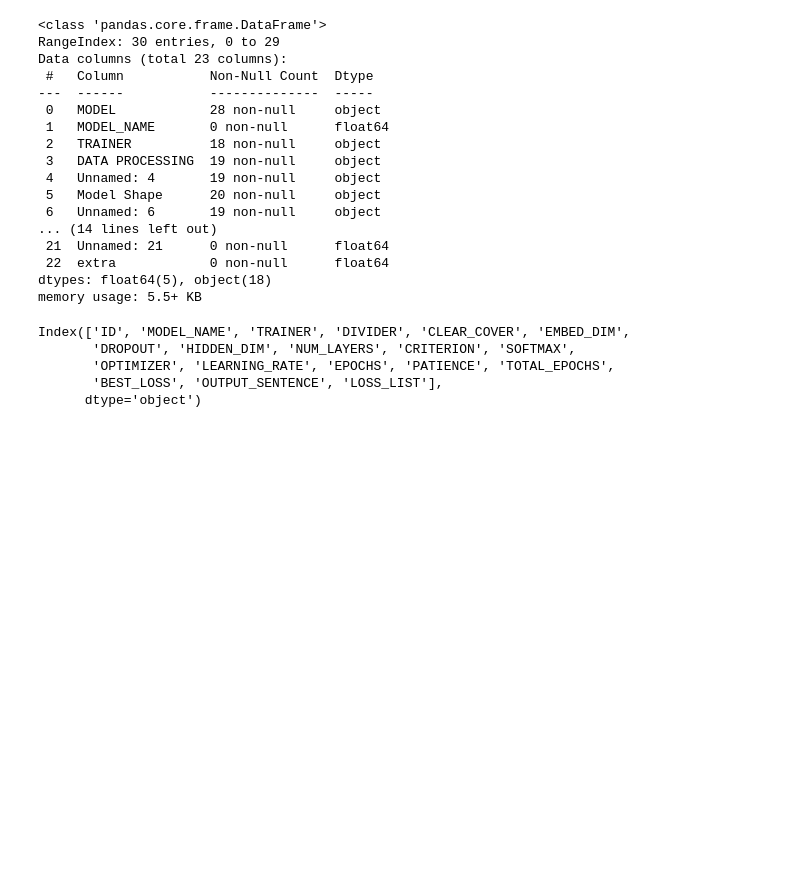
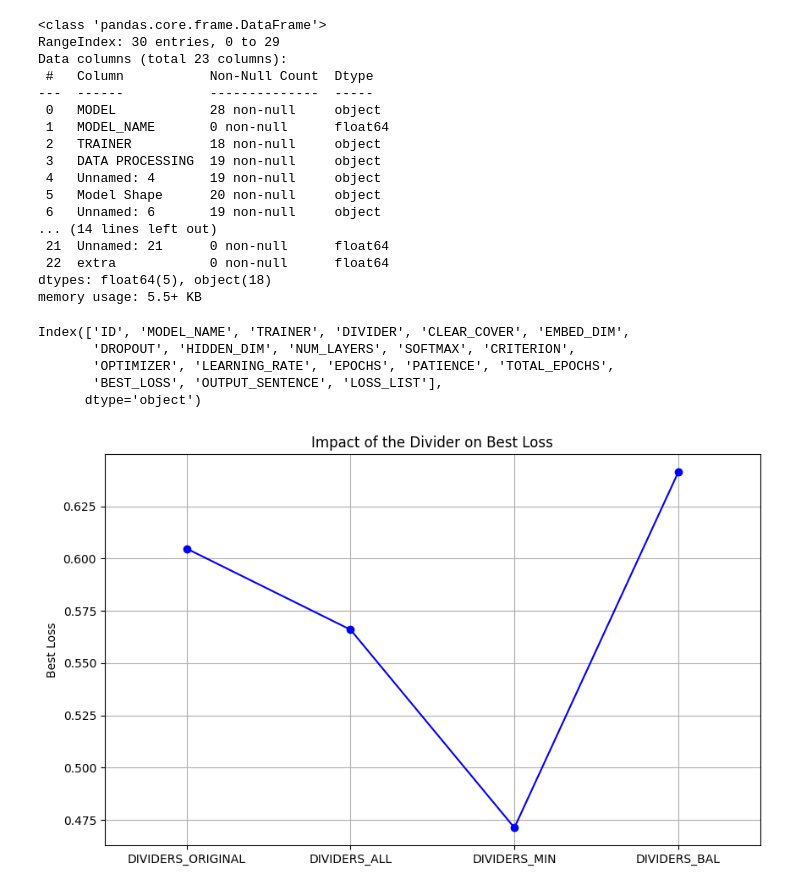
Before and after one commit to JesusRamosCognizant/Project-III, a Jupyter notebook: metrics visualization/results.ipynb, the cells around one changed output. Drawn from its saved outputs; the diff is of its cells as text; code cells hidden in the pictures; blank space fills up the shorter version.

Commit message:
Casi todos los plots hechos

```diff
--- a/metrics visualization/results.ipynb
+++ b/metrics visualization/results.ipynb
@@ -65,13 +86,13 @@ df = df.iloc[:, :19]
 df = df.iloc[2:20, :]
 # %%
 df.columns = ['ID', 'MODEL_NAME', 'TRAINER', 'DIVIDER', 'CLEAR_COVER', 'EMBED_DIM',
-            'DROPOUT', 'HIDDEN_DIM', 'NUM_LAYERS', 'CRITERION', 'SOFTMAX', 'OPTIMIZER', 'LEARNING_RATE',
+            'DROPOUT', 'HIDDEN_DIM', 'NUM_LAYERS', 'SOFTMAX', 'CRITERION', 'OPTIMIZER', 'LEARNING_RATE',
             'EPOCHS', 'PATIENCE', 'TOTAL_EPOCHS', 'BEST_LOSS', 'OUTPUT_SENTENCE', 'LOSS_LIST']
 # %%
 print(df.columns)
 # %% [output]
 Index(['ID', 'MODEL_NAME', 'TRAINER', 'DIVIDER', 'CLEAR_COVER', 'EMBED_DIM',
-       'DROPOUT', 'HIDDEN_DIM', 'NUM_LAYERS', 'CRITERION', 'SOFTMAX',
+       'DROPOUT', 'HIDDEN_DIM', 'NUM_LAYERS', 'SOFTMAX', 'CRITERION',
        'OPTIMIZER', 'LEARNING_RATE', 'EPOCHS', 'PATIENCE', 'TOTAL_EPOCHS',
        'BEST_LOSS', 'OUTPUT_SENTENCE', 'LOSS_LIST'],
       dtype='object')
@@ -94,2 +115,16 @@ df['BEST_LOSS'] = df['LOSS_LIST'].apply(convert_to_list).apply(get_min)
 df['MODEL_NAME'] = df['ID'].astype(str) + '_' + df['DIVIDER'].astype(str).apply(lambda x: x.split('_')[-1]) + '_'
 df['MODEL_NAME'] = df['MODEL_NAME'] + df['EMBED_DIM'].astype(str) + '_' + df['DROPOUT'].astype(str) + '_' + df['HIDDEN_DIM'].astype(str) + '_' + df['NUM_LAYERS'].astype(str) + '_' + df['LEARNING_RATE'].astype(str) + '_' + df['TOTAL_EPOCHS'].astype(str) + '_' + (df['BEST_LOSS'].astype(str))
+# %%
+#First plot
+
+df_1 = df.head(4)
+plt.figure(figsize=(10, 6))
+plt.plot(df_1['DIVIDER'], df_1['BEST_LOSS'], marker='o', linestyle='-', color='b')
+plt.ylabel('Best Loss')
+plt.title('Impact of the Divider on Best Loss')
+plt.grid(True)
+plt.xticks(df_1['DIVIDER'], ha='center')
+plt.xlim(-0.5, 3.5)
+plt.show()
+# %% [output]
+[figure, added]
```
Also changed, not shown: parts of 9 cells of this notebook, 1 other file.
